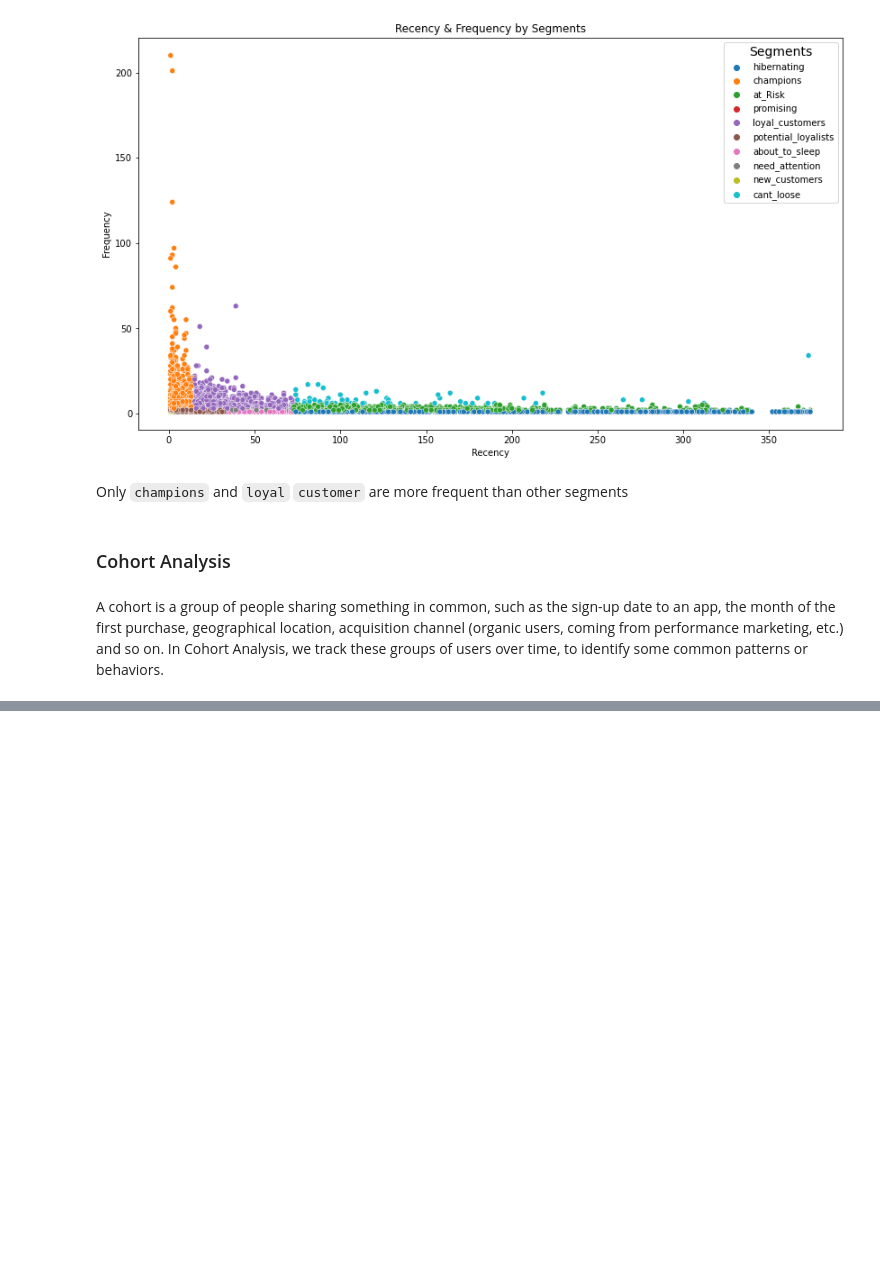
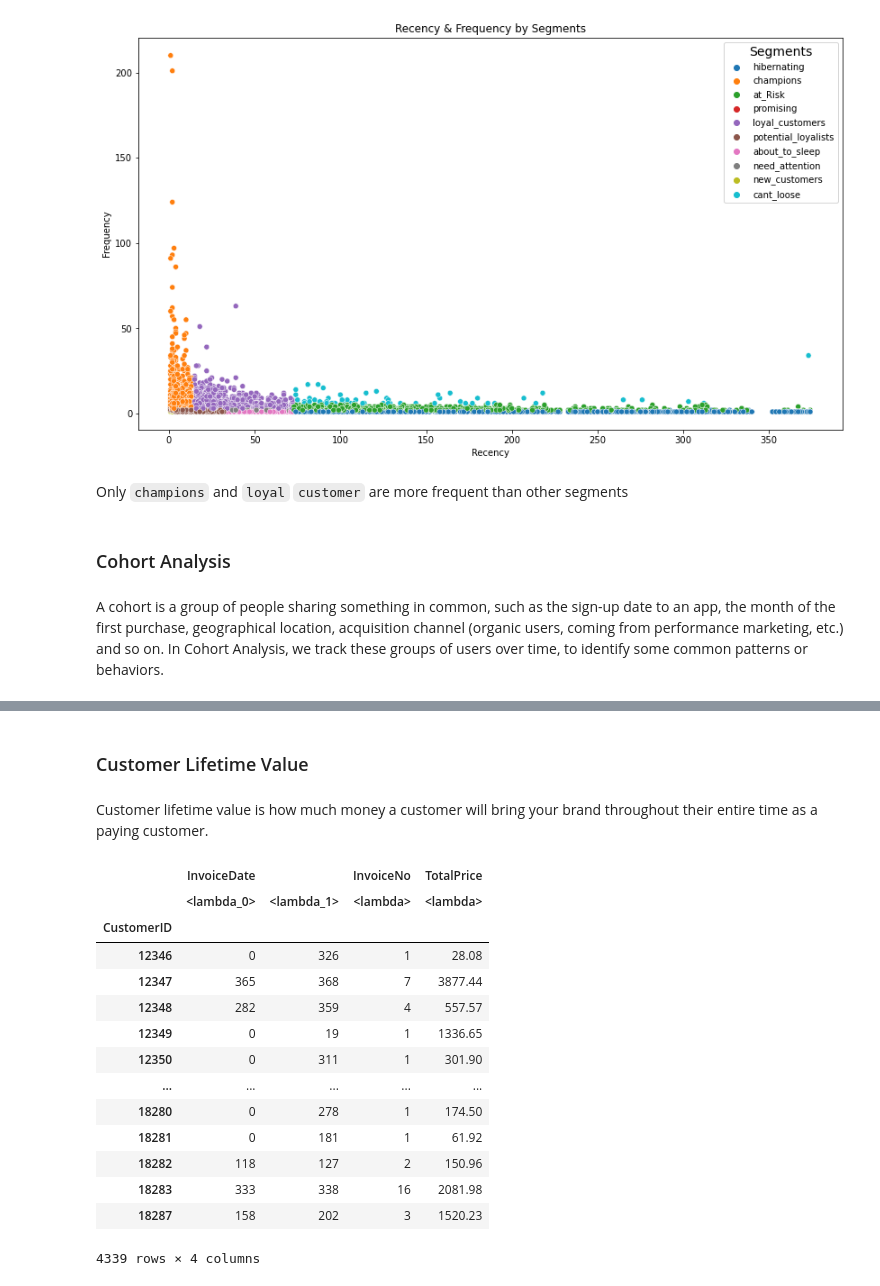
Before and after one commit to Ashar88/CRMAnalytics, a Jupyter notebook: CRM_Analytics.ipynb, the cells around one changed output, grey strips where cells are left out. Cells and saved outputs as stored; diff of their text form; code cells hidden in the pictures; blank space fills up the shorter version.

Commit message:
Created cltf datafram

```diff
--- a/CRM_Analytics.ipynb
+++ b/CRM_Analytics.ipynb
@@ -419,0 +420,28 @@ CohortAnalysis(df)
+# %% [markdown]
+### Customer Lifetime Value
+# %% [markdown]
+Customer lifetime value is how much money a customer will bring your brand throughout their entire time as a paying customer.
+# %%
+# finding customers recency, monetary, frequency and total span.
+cltv_df = df.groupby('CustomerID').agg({'InvoiceDate': [lambda x: (x.max() - x.min()).days,
+                                                        lambda x: (today_date - x.min()).days],
+                                        'InvoiceNo': lambda x: x.nunique(),
+                                        'TotalPrice': lambda x: x.sum()})
+# %%
+cltv_df
+# %% [output]
+|  | InvoiceDate |  | InvoiceNo | TotalPrice |
+|  | <lambda_0> | <lambda_1> | <lambda> | <lambda> |
+| CustomerID |  |  |  |  |
+| 12346 | 0 | 326 | 1 | 28.08 |
+| 12347 | 365 | 368 | 7 | 3877.44 |
+| 12348 | 282 | 359 | 4 | 557.57 |
+| 12349 | 0 | 19 | 1 | 1336.65 |
+| 12350 | 0 | 311 | 1 | 301.90 |
+| ... | ... | ... | ... | ... |
+| 18280 | 0 | 278 | 1 | 174.50 |
+| 18281 | 0 | 181 | 1 | 61.92 |
+| 18282 | 118 | 127 | 2 | 150.96 |
+| 18283 | 333 | 338 | 16 | 2081.98 |
+| 18287 | 158 | 202 | 3 | 1520.23 |
+4339 rows × 4 columns
```
Also changed, not shown: parts of 3 cells of this notebook.
